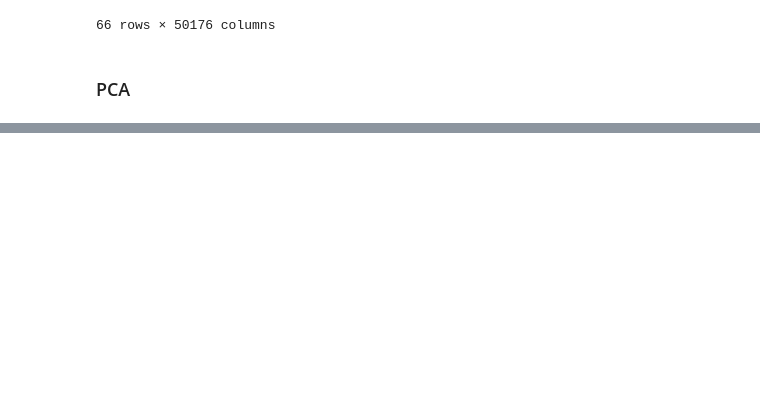
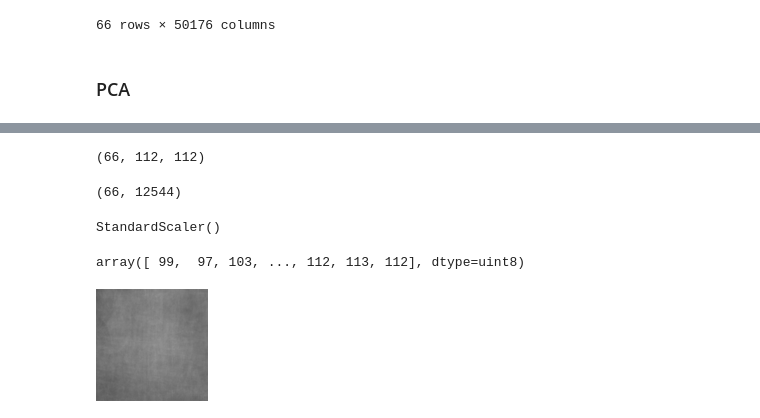
Before and after one commit to mklimek001/machine-learning-basics, a Jupyter notebook: lab2/pum_pca_corn.ipynb, the cells around one changed output, grey strips where cells are left out. Drawn from its saved outputs; the diff is of its cells as text; code cells hidden in the pictures; blank space fills up the shorter version.

```diff
--- a/lab2/pum_pca_corn.ipynb
+++ b/lab2/pum_pca_corn.ipynb
@@ -201,0 +227,34 @@ scaled_df_imgs
+# %%
+import numpy as np
+
+np_imgs = []
+
+for img in imgs:
+  np_imgs.append(np.array(img))
+
+np_imgs = np.array(np_imgs)
+np_imgs.shape
+# %% [output]
+(66, 112, 112)
+# %%
+flatten_imgs = np.reshape(np_imgs, (66, -1))
+flatten_imgs.shape
+# %% [output]
+(66, 12544)
+# %%
+from sklearn.preprocessing import StandardScaler
+
+scaler = StandardScaler()
+scaler.fit(flatten_imgs)
+# %% [output]
+StandardScaler()
+# %%
+scaller_mean_img = scaler.mean_.astype('uint8')
+scaller_mean_img
+# %% [output]
+array([ 99,  97, 103, ..., 112, 113, 112], dtype=uint8)
+# %%
+mean_img = Image.fromarray(scaller_mean_img.reshape(SIZE, SIZE))
+mean_img
+# %% [output]
+[figure, added]
```
Also changed, not shown: parts of 75 cells of this notebook.
